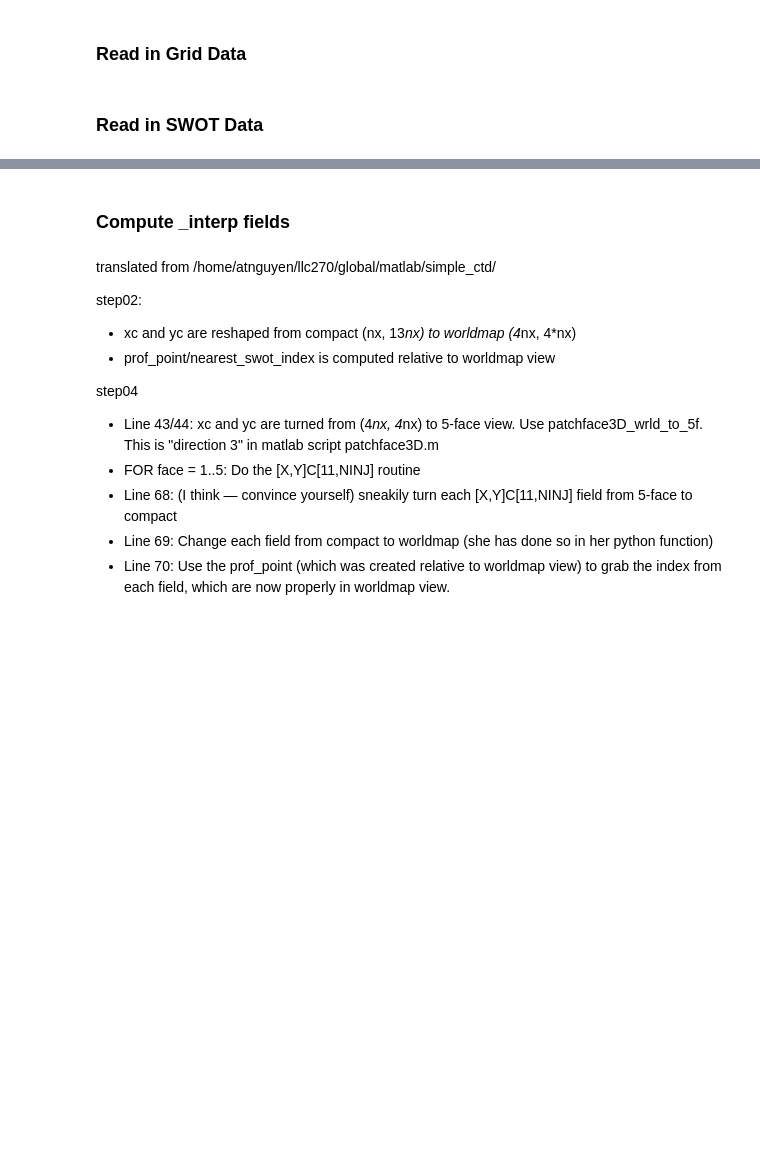
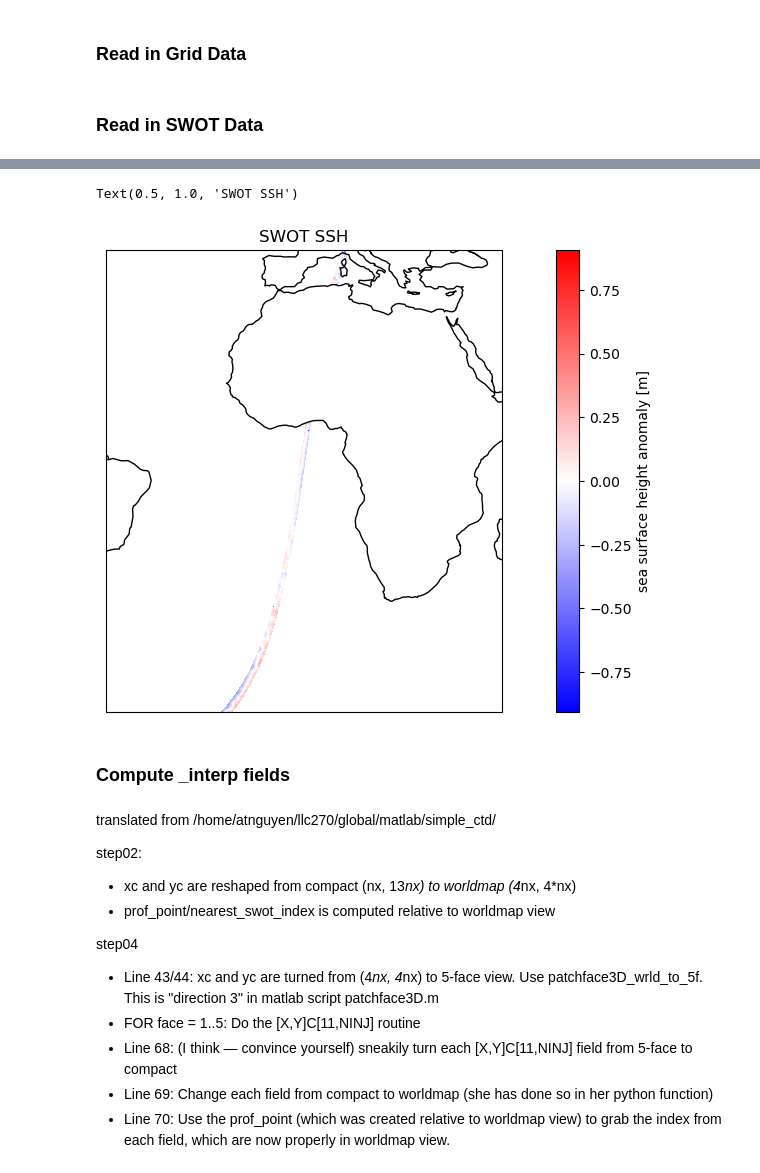
Before and after one commit to shoshanareich/jupyter_notebooks, a Jupyter notebook: swot/swot_to_obsfit.ipynb, the cells around one changed output, grey strips where cells are left out. Cells and saved outputs as stored; diff of their text form; code cells hidden in the pictures; blank space fills up the shorter version.

```diff
--- a/swot/swot_to_obsfit.ipynb
+++ b/swot/swot_to_obsfit.ipynb
@@ -31,12 +32,12 @@ yc = rdmds(grid_dir+'YC')
 ### Read in SWOT Data
 # %%
 # load swot data
-pth = '/home/shoshi/swot/'
-filename = 'SWOT_L2_LR_SSH_Expert_576_021_20230708T231352_20230708T235844_PIB0_01.nc'
+pth = '/nobackup/sreich/swot/SWOT_L2_LR_SSH_2.0/'
+filename = 'SWOT_L2_LR_SSH_Expert_009_001_20240104T033426_20240104T042554_PIC0_01.nc'
 
 ds_swot = xr.open_dataset(pth + filename)
 ds_swot = ds_swot.drop_dims('num_sides')
 ds_swot['longitude'] = (ds_swot['longitude'] + 180) % 360 - 180
-swot_coords = np.c_[ds_swot.latitude.values.ravel(), ds_swot.longitude.values.ravel()]
+# swot_coords = np.c_[ds_swot.latitude.values.ravel(), ds_swot.longitude.values.ravel()]
 
-swot_coords
+# swot_coords.shape
@@ -66,3 +87,22 @@ ds_swot.ssha_karin_2.values = ssha
+# %%
+import cartopy
+import cartopy.crs as ccrs
+cartopy.config['data_dir']='/home3/sreich/.local/share/cartopy'
+cartopy.config['pre_existing_data_dir']='/home3/sreich/.local/share/cartopy'
+
+plt.figure(figsize=(14, 6))
+ax = plt.axes(projection=ccrs.PlateCarree())
+ax.set_global()
+ds_swot_sub.ssha_karin_2.plot.pcolormesh(
+    ax=ax, transform=ccrs.PlateCarree(), x="longitude", y="latitude", cmap='bwr',add_colorbar=True
+)
+ax.coastlines()
+ax.set_ylim([-60, 45])
+ax.set_xlim([-45,45])
+plt.title('SWOT SSH')
+# %% [output]
+Text(0.5, 1.0, 'SWOT SSH')
+[figure, added]
 # %% [markdown]
 ### Compute _interp fields
 # %% [markdown]
```
Also changed, not shown: parts of 20 cells of this notebook, 2 other files.
